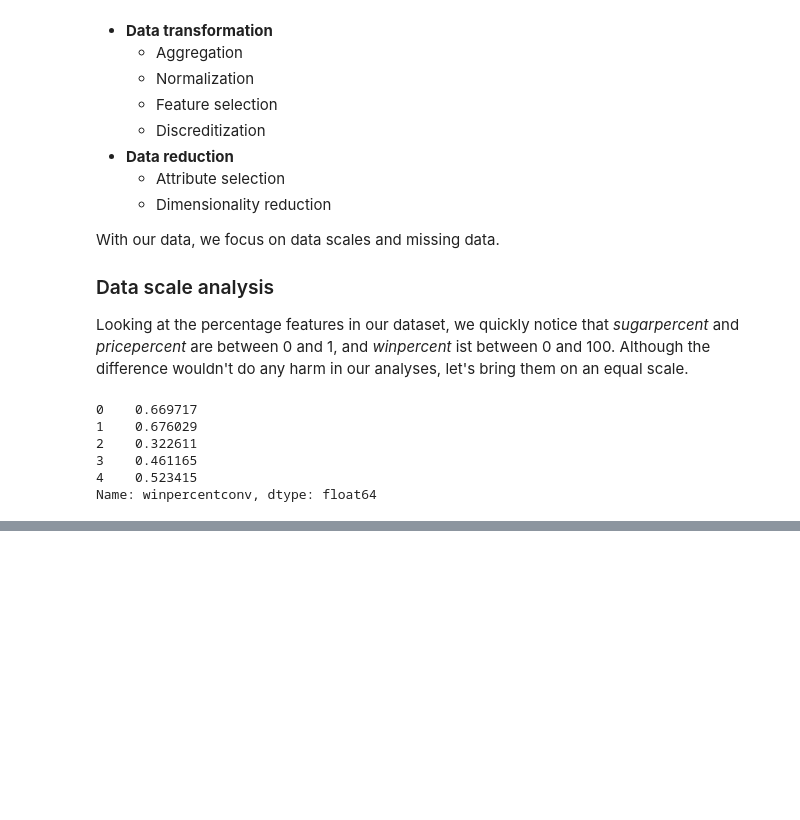
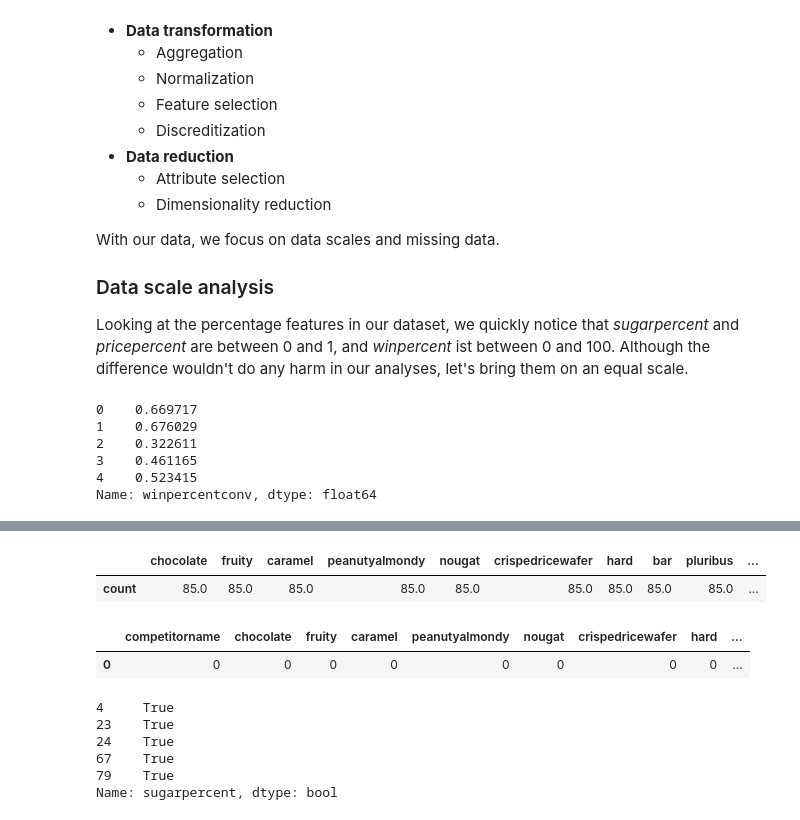
Before and after one commit to miosga2309/Python_Fasttrack, a Jupyter notebook: Fast_Track_Day2_Python.ipynb, the cells around one changed output, grey strips where cells are left out. Drawn from its saved outputs; the diff is of its cells as text; code cells hidden in the pictures; blank space fills up the shorter version.

```diff
--- a/Fast_Track_Day2_Python.ipynb
+++ b/Fast_Track_Day2_Python.ipynb
@@ -196,0 +184,4 @@ TypeError: list indices must be integers or slices, not list
+# %%
+data_miss_url = "https://raw.githubusercontent.com/miosga2309/python_fasttrack/master/candy-data-missing-sugarpercent.csv"
+df_miss = pd.read_csv(data_miss_url)
+df_miss = df_miss.replace(df_miss.sugarpercent.isna(),np.nan)
@@ -196,0 +192,19 @@ TypeError: list indices must be integers or slices, not list
+# %%
+df_miss.describe()[0:1] # display only the first row where non-missing data is counted per column
+# %% [output]
+|  | chocolate | fruity | caramel | peanutyalmondy | nougat | crispedricewafer | hard | bar | pluribus | ... |
+| count | 85.0 | 85.0 | 85.0 | 85.0 | 85.0 | 85.0 | 85.0 | 85.0 | 85.0 | ... |
+# %%
+pd.DataFrame(df_miss.isna().sum()).transpose() # give back the sums of missing data points per column
+# %% [output]
+|  | competitorname | chocolate | fruity | caramel | peanutyalmondy | nougat | crispedricewafer | hard | ... |
+| 0 | 0 | 0 | 0 | 0 | 0 | 0 | 0 | 0 | ... |
+# %%
+df_miss.sugarpercent.isna()[df_miss.sugarpercent.isna() == True] # find out which indices the missing values have
+# %% [output]
+4     True
+23    True
+24    True
+67    True
+79    True
+Name: sugarpercent, dtype: bool
```
Also changed, not shown: parts of 18 cells of this notebook.
